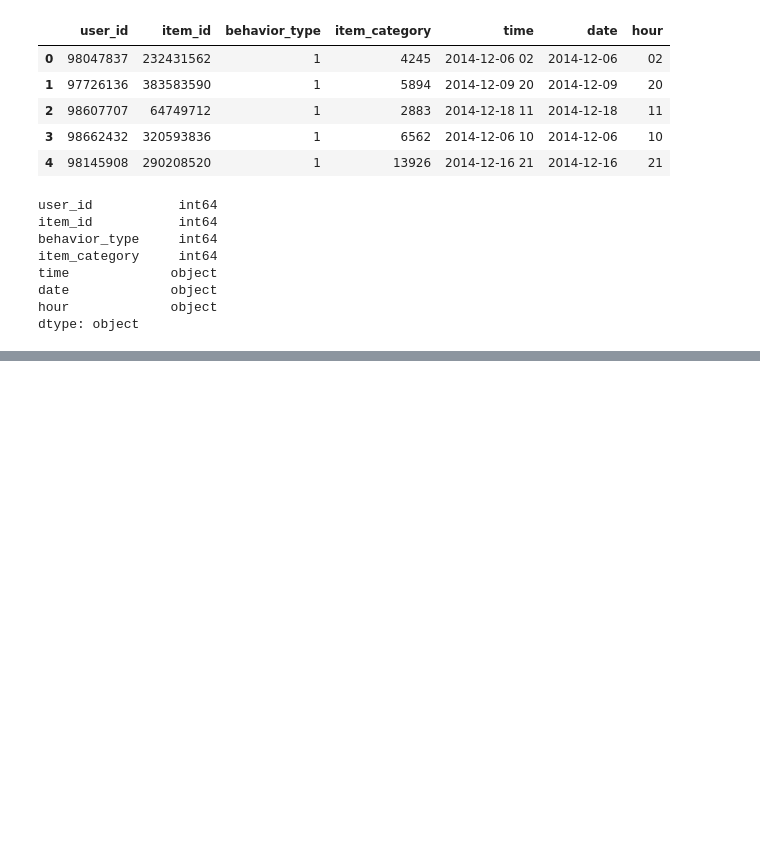
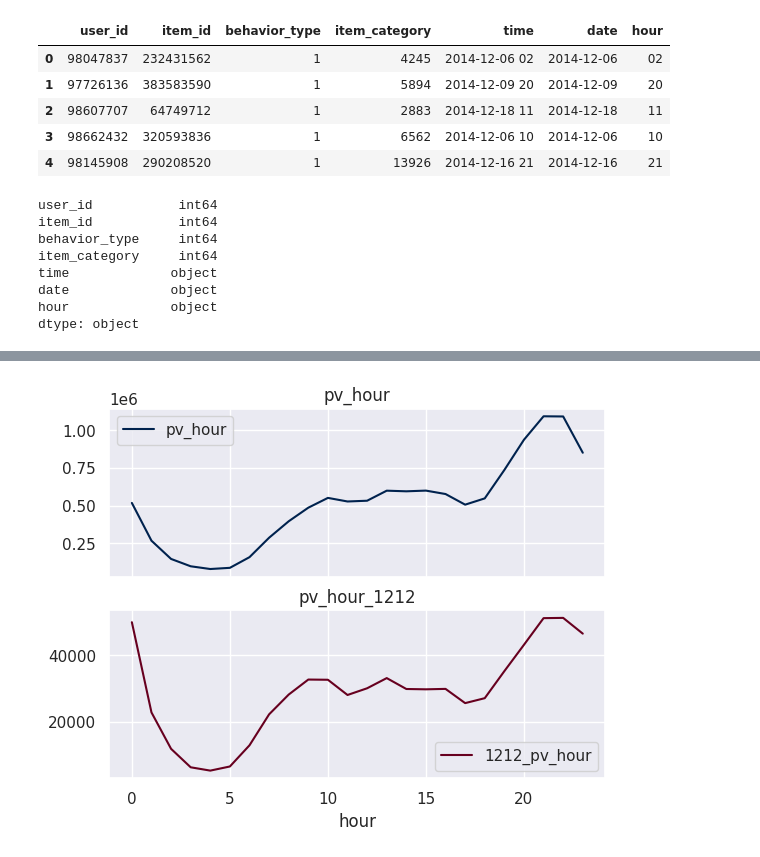
Before and after one commit to junglefire/data_insight, a Jupyter notebook: tianchi/淘宝用户购物行为数据可视化分析baseline.ipynb, the cells around one changed output, grey strips where cells are left out. Drawn from its saved outputs; the diff is of its cells as text; code cells hidden in the pictures; blank space fills up the shorter version.

```diff
--- a/tianchi/淘宝用户购物行为数据可视化分析baseline.ipynb
+++ b/tianchi/淘宝用户购物行为数据可视化分析baseline.ipynb
@@ -96,0 +244,7 @@ data_user.dtypes
+# %%
+data_user_1212 = data_user.loc[data_user['date']=='2014-12-12']
+
+# 计算每小时的PV
+pv_hour_1212 = data_user_1212.groupby('hour')['user_id'].count().reset_index().rename(columns={'user_id':'1212_pv_hour'})
+uv_hour_1212 = data_user_1212.groupby('hour')['user_id'].apply(lambda x: len(x.unique())).reset_index().rename(columns={'user_id':'1212_uv_hour'})
+pv_hour_1212
@@ -96,0 +269,12 @@ data_user.dtypes
+# %%
+# 为了方便对比，我们和30日总体的小时级别PV/UV变化趋势做对比
+fig, axes = plt.subplots(2,1,sharex=True)
+
+# 对比PV
+pv_hour.plot(x='hour',y='pv_hour',ax=axes[0],colormap='cividis')
+pv_hour_1212.plot(x='hour', y='1212_pv_hour', ax=axes[1],colormap='RdGy')
+axes[0].set_title('pv_hour')
+axes[1].set_title('pv_hour_1212')
+plt.show()
+# %% [output]
+[figure, added]
```
Also changed, not shown: parts of 13 cells of this notebook.
